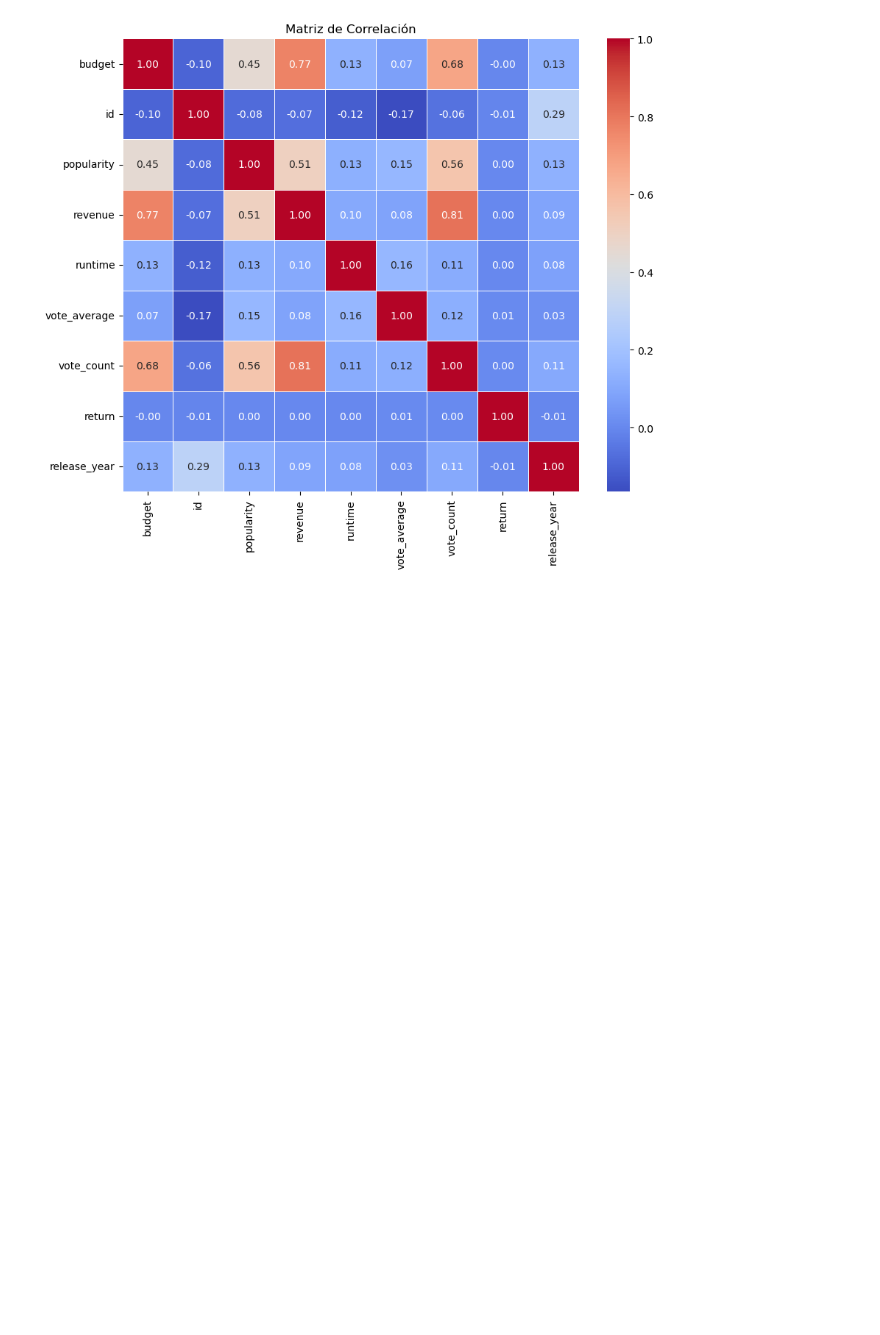
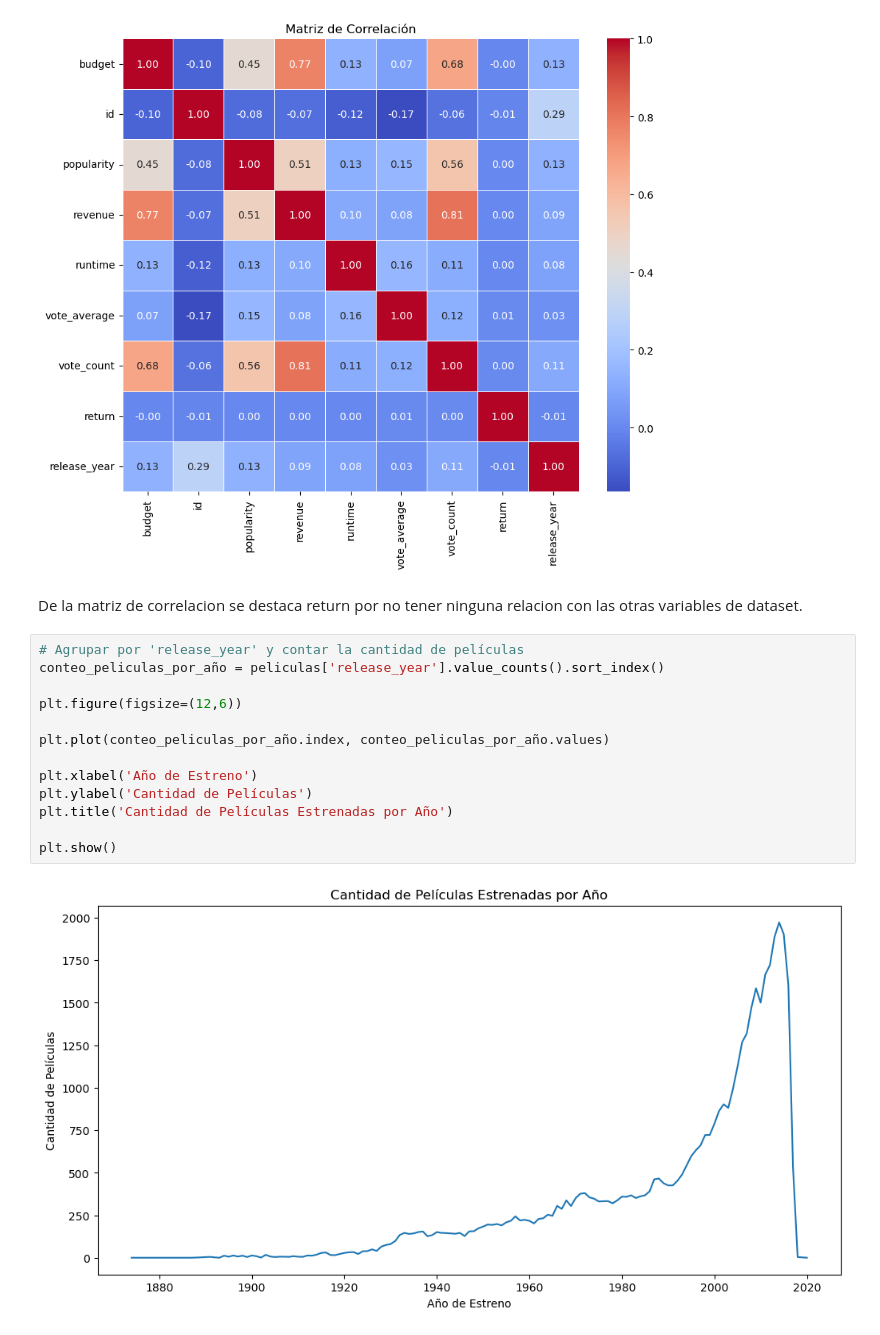
Before and after one commit to smlopez30/Proyecto-individual-Parte-1, a Jupyter notebook: DataEingenier.ipynb, the cells around one changed output. Saved outputs shown, nothing was run; the diff lists cells and outputs as text; blank space fills up the shorter version.

```diff
--- a/DataEingenier.ipynb
+++ b/DataEingenier.ipynb
@@ -457,3 +485,20 @@ plt.title('Matriz de Correlación')
 plt.show()
 # %% [output]
 [figure]
+# %% [markdown]
+De la matriz de correlacion se destaca return por no tener ninguna relacion con las otras variables de dataset.
+# %%
+# Agrupar por 'release_year' y contar la cantidad de películas
+conteo_peliculas_por_año = peliculas['release_year'].value_counts().sort_index()
+
+plt.figure(figsize=(12,6))
+
+plt.plot(conteo_peliculas_por_año.index, conteo_peliculas_por_año.values)
+
+plt.xlabel('Año de Estreno')
+plt.ylabel('Cantidad de Películas')
+plt.title('Cantidad de Películas Estrenadas por Año')
+
+plt.show()
+# %% [output]
+[figure, added]
```
Also changed, not shown: parts of 10 cells of this notebook, 4 other files.
